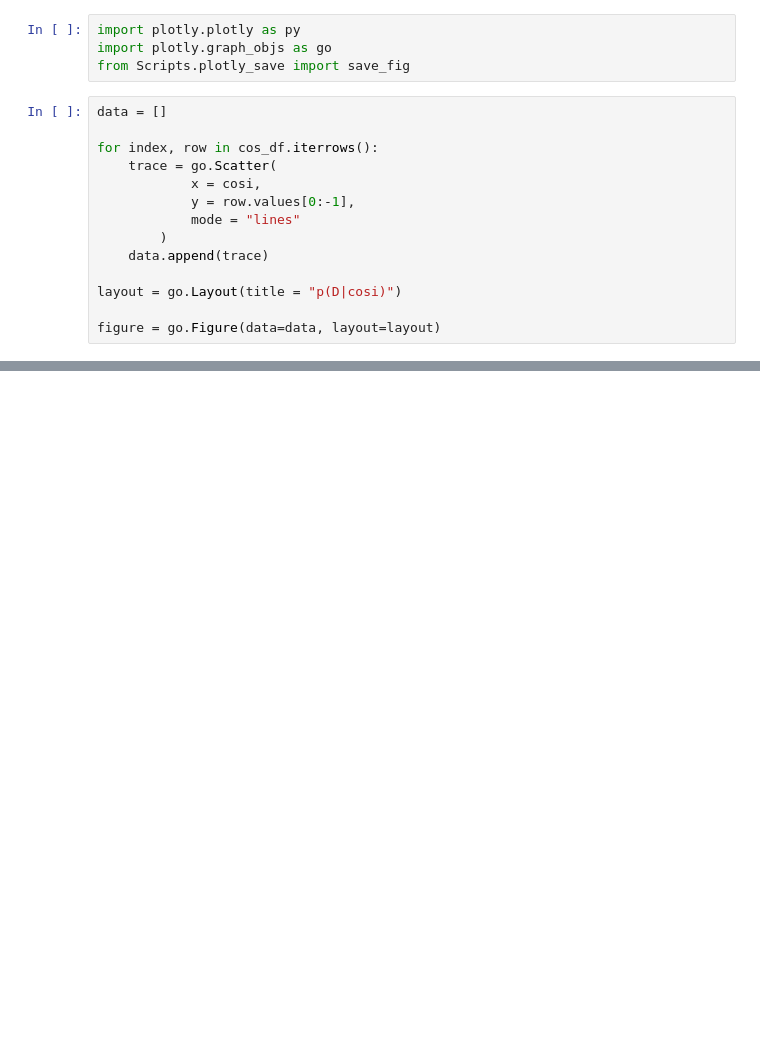
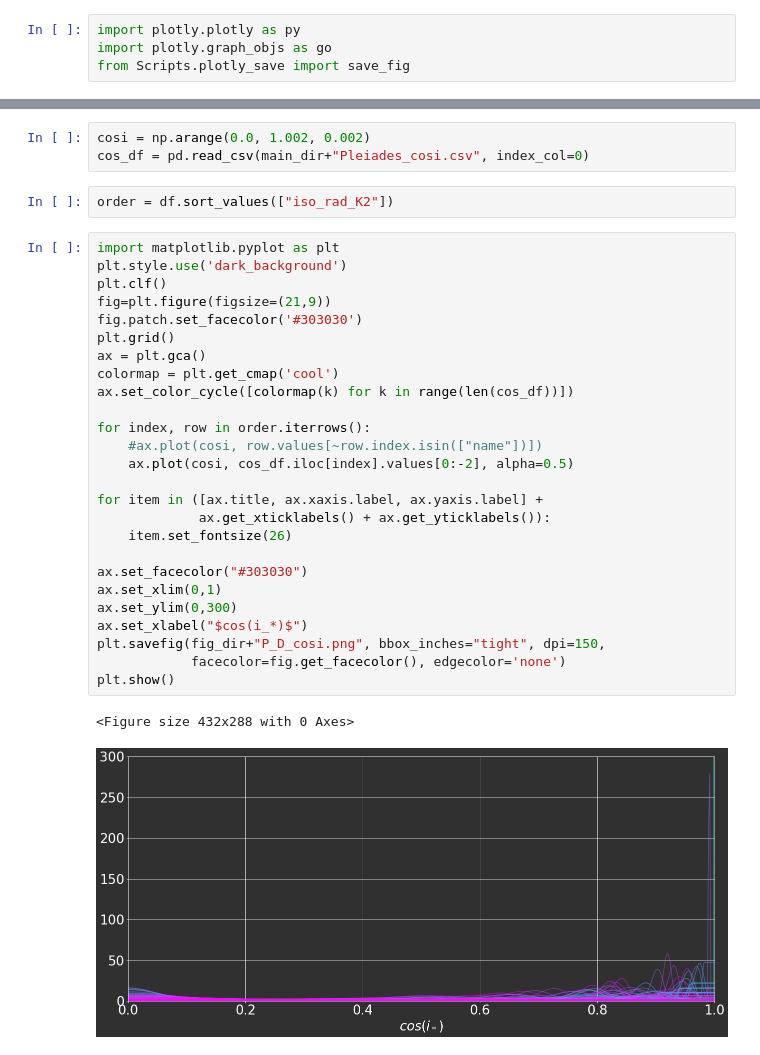
Before and after one commit to kaimibk/NAC, a Jupyter notebook: Final_notebooks/Hierarchical_Analysis.ipynb, the cells around one changed output, grey strips where cells are left out. Saved outputs shown, nothing was run; the diff lists cells and outputs as text; blank space fills up the shorter version.

```diff
--- a/Final_notebooks/Hierarchical_Analysis.ipynb
+++ b/Final_notebooks/Hierarchical_Analysis.ipynb
@@ -177,17 +255,3 @@ cos_df.to_csv(main_dir+"Pleiades_cosi.csv")
 import plotly.plotly as py
 import plotly.graph_objs as go
 from Scripts.plotly_save import save_fig
-# %%
-data = []
-
-for index, row in cos_df.iterrows():
-    trace = go.Scatter(
-            x = cosi,
-            y = row.values[0:-1],
-            mode = "lines"
-        )
-    data.append(trace)
-
-layout = go.Layout(title = "p(D|cosi)")
-
-figure = go.Figure(data=data, layout=layout)
@@ -197,0 +258,34 @@ PlotlyRequestError: Unknown Image Server Error
+# %%
+cosi = np.arange(0.0, 1.002, 0.002)
+cos_df = pd.read_csv(main_dir+"Pleiades_cosi.csv", index_col=0)
+# %%
+order = df.sort_values(["iso_rad_K2"])
+# %%
+import matplotlib.pyplot as plt
+plt.style.use('dark_background')
+plt.clf()
+fig=plt.figure(figsize=(21,9))
+fig.patch.set_facecolor('#303030')
+plt.grid()
+ax = plt.gca()
+colormap = plt.get_cmap('cool')
+ax.set_color_cycle([colormap(k) for k in range(len(cos_df))])
+
+for index, row in order.iterrows():
+    #ax.plot(cosi, row.values[~row.index.isin(["name"])])
+    ax.plot(cosi, cos_df.iloc[index].values[0:-2], alpha=0.5)
+
+for item in ([ax.title, ax.xaxis.label, ax.yaxis.label] +
+             ax.get_xticklabels() + ax.get_yticklabels()):
+    item.set_fontsize(26)
+
+ax.set_facecolor("#303030")
+ax.set_xlim(0,1)
+ax.set_ylim(0,300)
+ax.set_xlabel("$cos(i_*)$")
+plt.savefig(fig_dir+"P_D_cosi.png", bbox_inches="tight", dpi=150,
+            facecolor=fig.get_facecolor(), edgecolor='none')
+plt.show()
+# %% [output]
+<Figure size 432x288 with 0 Axes>
+[figure, added]
```
Also changed, not shown: parts of 20 cells of this notebook.
